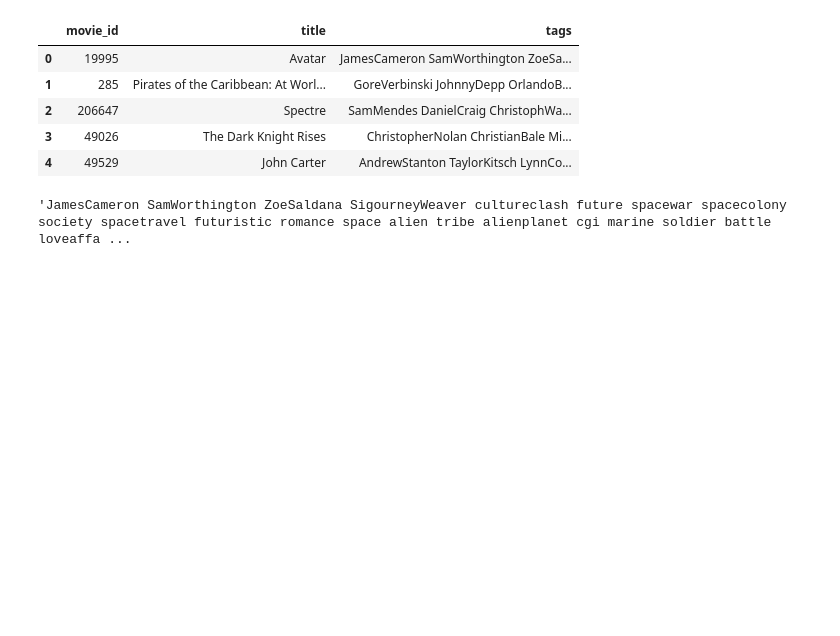
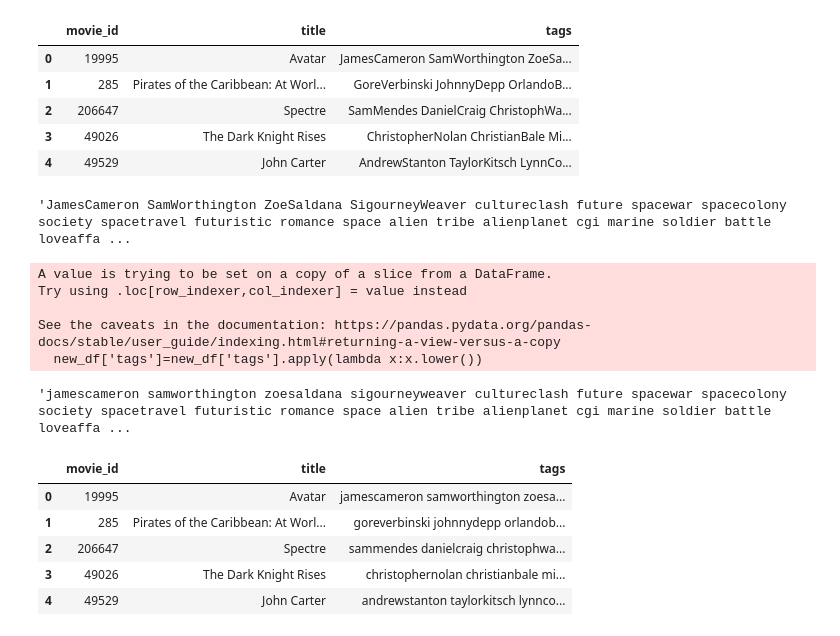
Before and after one commit to Newtanmukh/Python-projects, a Jupyter notebook: movie recommender system/Recommendation Engine.ipynb, the cells around one changed output. Cells and saved outputs as stored; diff of their text form; code cells hidden in the pictures; blank space fills up the shorter version.

```diff
--- a/movie recommender system/Recommendation Engine.ipynb
+++ b/movie recommender system/Recommendation Engine.ipynb
@@ -284,4 +282,23 @@ new_df.iloc[0]['tags']
 # %% [output]
 'JamesCameron SamWorthington ZoeSaldana SigourneyWeaver cultureclash future spacewar spacecolony society spacetravel futuristic romance space alien tribe alienplanet cgi marine soldier battle loveaffa ...
 # %%
-new_df['tags']=new_df['tags']
+new_df['tags']=new_df['tags'].apply(lambda x:x.lower())
+# %% [output]
+A value is trying to be set on a copy of a slice from a DataFrame.
+Try using .loc[row_indexer,col_indexer] = value instead
+
+See the caveats in the documentation: https://pandas.pydata.org/pandas-docs/stable/user_guide/indexing.html#returning-a-view-versus-a-copy
+  new_df['tags']=new_df['tags'].apply(lambda x:x.lower())
+# %%
+new_df.iloc[0]['tags']
+# %% [output]
+'jamescameron samworthington zoesaldana sigourneyweaver cultureclash future spacewar spacecolony society spacetravel futuristic romance space alien tribe alienplanet cgi marine soldier battle loveaffa ...
+# %%
+new_df.head()
+# %% [output]
+|  | movie_id | title | tags |
+| 0 | 19995 | Avatar | jamescameron samworthington zoesa... |
+| 1 | 285 | Pirates of the Caribbean: At Worl... | goreverbinski johnnydepp orlandob... |
+| 2 | 206647 | Spectre | sammendes danielcraig christophwa... |
+| 3 | 49026 | The Dark Knight Rises | christophernolan christianbale mi... |
+| 4 | 49529 | John Carter | andrewstanton taylorkitsch lynnco... |
```
Also changed, not shown: parts of 9 cells of this notebook.
